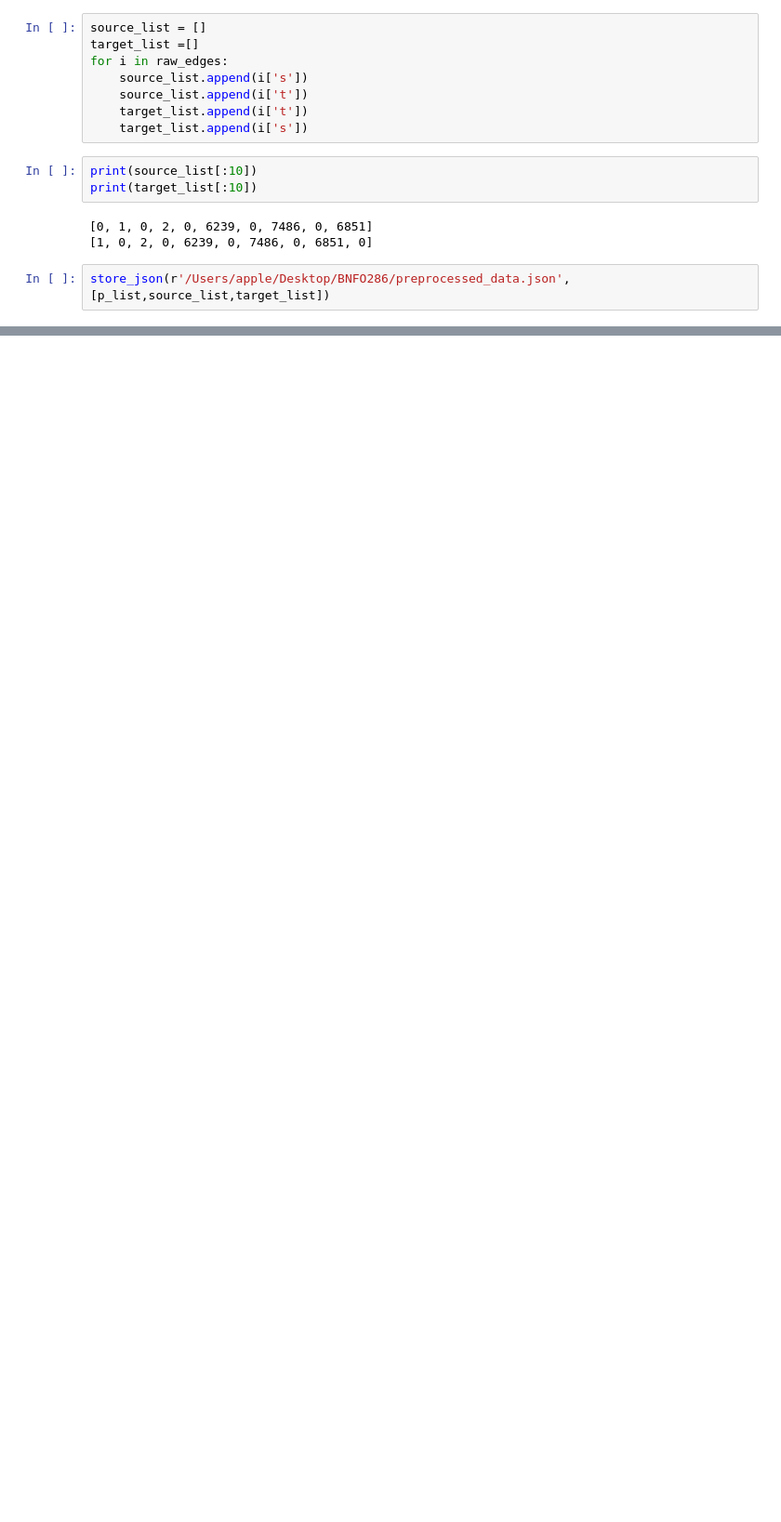
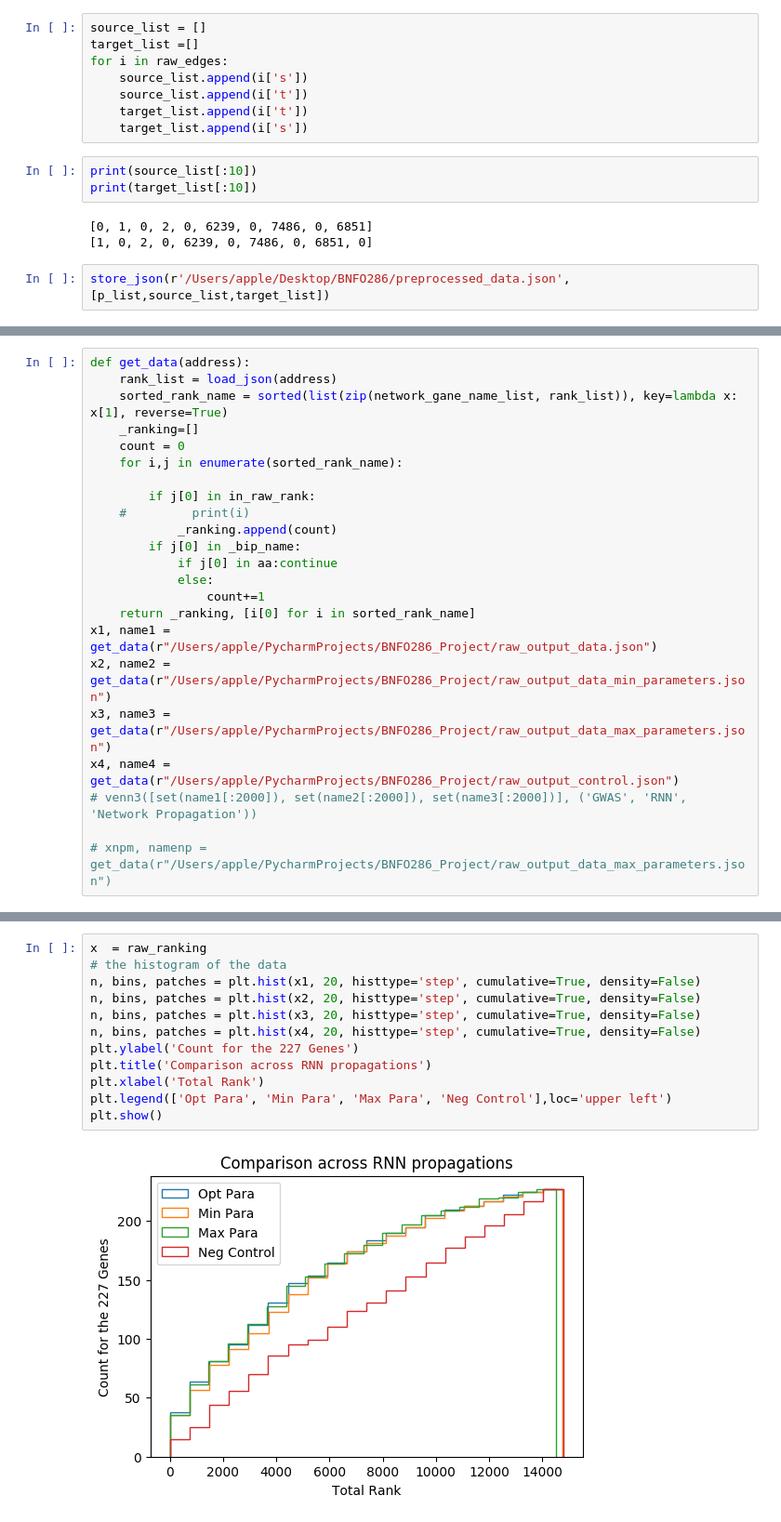
Before and after one commit to bobaoai/BNFO286_Project, a Jupyter notebook: bnfo_project.ipynb, the cells around one changed output, grey strips where cells are left out. Shown at 93% size. Cells and saved outputs as stored; diff of their text form; blank space fills up the shorter version.

```diff
--- a/bnfo_project.ipynb
+++ b/bnfo_project.ipynb
@@ -67,0 +100,23 @@ store_json(r'/Users/apple/Desktop/BNFO286/preprocessed_data.json',[p_list,source
+# %%
+def get_data(address):
+    rank_list = load_json(address)
+    sorted_rank_name = sorted(list(zip(network_gane_name_list, rank_list)), key=lambda x: x[1], reverse=True)
+    _ranking=[]
+    count = 0
+    for i,j in enumerate(sorted_rank_name):
+
+        if j[0] in in_raw_rank:
+    #         print(i)
+            _ranking.append(count)
+        if j[0] in _bip_name:
+            if j[0] in aa:continue
+            else:
+                count+=1
+    return _ranking, [i[0] for i in sorted_rank_name]
+x1, name1 =  get_data(r"/Users/apple/PycharmProjects/BNFO286_Project/raw_output_data.json")
+x2, name2 =  get_data(r"/Users/apple/PycharmProjects/BNFO286_Project/raw_output_data_min_parameters.json")
+x3, name3 =  get_data(r"/Users/apple/PycharmProjects/BNFO286_Project/raw_output_data_max_parameters.json")
+x4, name4 =  get_data(r"/Users/apple/PycharmProjects/BNFO286_Project/raw_output_control.json")
+# venn3([set(name1[:2000]), set(name2[:2000]), set(name3[:2000])], ('GWAS', 'RNN', 'Network Propagation'))
+
+# xnpm, namenp = get_data(r"/Users/apple/PycharmProjects/BNFO286_Project/raw_output_data_max_parameters.json")
@@ -67,0 +142,14 @@ store_json(r'/Users/apple/Desktop/BNFO286/preprocessed_data.json',[p_list,source
+# %%
+x  = raw_ranking
+# the histogram of the data
+n, bins, patches = plt.hist(x1, 20, histtype='step', cumulative=True, density=False)
+n, bins, patches = plt.hist(x2, 20, histtype='step', cumulative=True, density=False)
+n, bins, patches = plt.hist(x3, 20, histtype='step', cumulative=True, density=False)
+n, bins, patches = plt.hist(x4, 20, histtype='step', cumulative=True, density=False)
+plt.ylabel('Count for the 227 Genes')
+plt.title('Comparison across RNN propagations')
+plt.xlabel('Total Rank')
+plt.legend(['Opt Para', 'Min Para', 'Max Para', 'Neg Control'],loc='upper left')
+plt.show()
+# %% [output]
+[figure, added]
```
Also changed, not shown: parts of 24 cells of this notebook, 5 other files.
